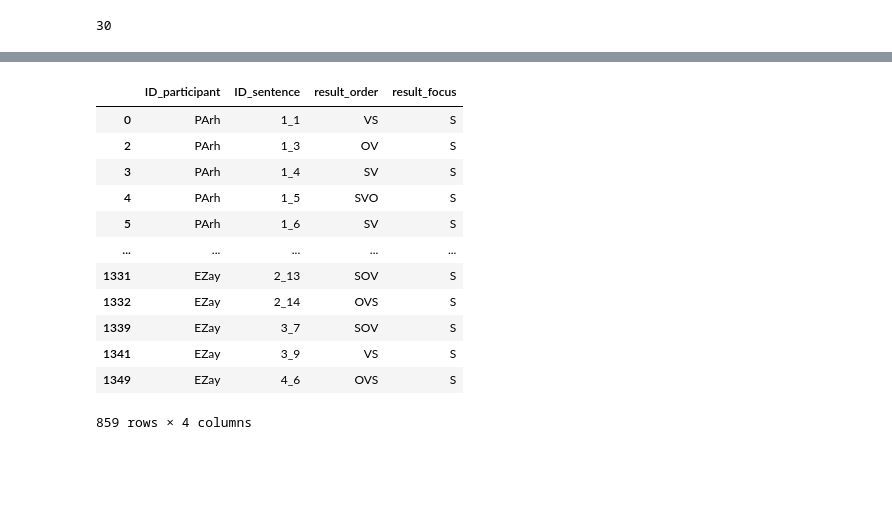
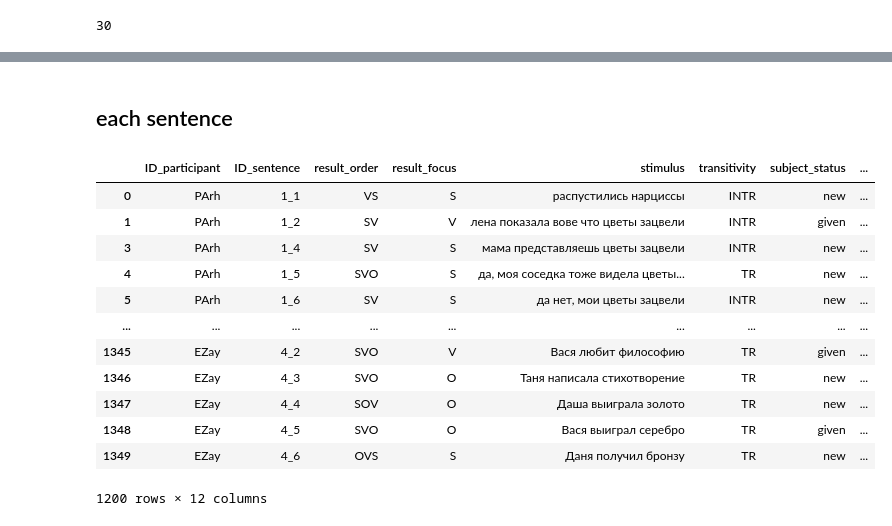
Before and after one commit to carolineberzina/thesis, a Jupyter notebook: stats.ipynb, the cells around one changed output, grey strips where cells are left out. Drawn from its saved outputs; the diff is of its cells as text; code cells hidden in the pictures; blank space fills up the shorter version.

```diff
--- a/stats.ipynb
+++ b/stats.ipynb
@@ -71 +71,3 @@ merged
+# %% [markdown]
+## each sentence
 # %%
@@ -92,17 +100,0 @@ for sentence_id in results['ID_sentence'].unique():
-# %%
-df_filtered = results[results['result_focus'] == 'S']
-df_filtered
-# %% [output]
-|  | ID_participant | ID_sentence | result_order | result_focus |
-| 0 | PArh | 1_1 | VS | S |
-| 2 | PArh | 1_3 | OV | S |
-| 3 | PArh | 1_4 | SV | S |
-| 4 | PArh | 1_5 | SVO | S |
-| 5 | PArh | 1_6 | SV | S |
-| ... | ... | ... | ... | ... |
-| 1331 | EZay | 2_13 | SOV | S |
-| 1332 | EZay | 2_14 | OVS | S |
-| 1339 | EZay | 3_7 | SOV | S |
-| 1341 | EZay | 3_9 | VS | S |
-| 1349 | EZay | 4_6 | OVS | S |
-859 rows × 4 columns
@@ -165,2 +101,19 @@ for sentence_id in results['ID_sentence'].unique():
+# %%
+merged = merged[~merged['ID_sentence'].isin(['1_3', '1_12', '2_11', '3_6', '3_11'])]
+merged
+# %% [output]
+|  | ID_participant | ID_sentence | result_order | result_focus | stimulus | transitivity | subject_status | ... |
+| 0 | PArh | 1_1 | VS | S | распустились нарциссы | INTR | new | ... |
+| 1 | PArh | 1_2 | SV | V | лена показала вове что цветы зацвели | INTR | given | ... |
+| 3 | PArh | 1_4 | SV | S | мама представляешь цветы зацвели | INTR | new | ... |
+| 4 | PArh | 1_5 | SVO | S | да, моя соседка тоже видела цветы... | TR | new | ... |
+| 5 | PArh | 1_6 | SV | S | да нет, мои цветы зацвели | INTR | new | ... |
+| ... | ... | ... | ... | ... | ... | ... | ... | ... |
+| 1345 | EZay | 4_2 | SVO | V | Вася любит философию | TR | given | ... |
+| 1346 | EZay | 4_3 | SVO | O | Таня написала стихотворение | TR | new | ... |
+| 1347 | EZay | 4_4 | SOV | O | Даша выиграла золото | TR | new | ... |
+| 1348 | EZay | 4_5 | SVO | O | Вася выиграл серебро | TR | given | ... |
+| 1349 | EZay | 4_6 | OVS | S | Даня получил бронзу | TR | new | ... |
+1200 rows × 12 columns
 # %%
 import math
```
Also changed, not shown: parts of 10 cells of this notebook.
